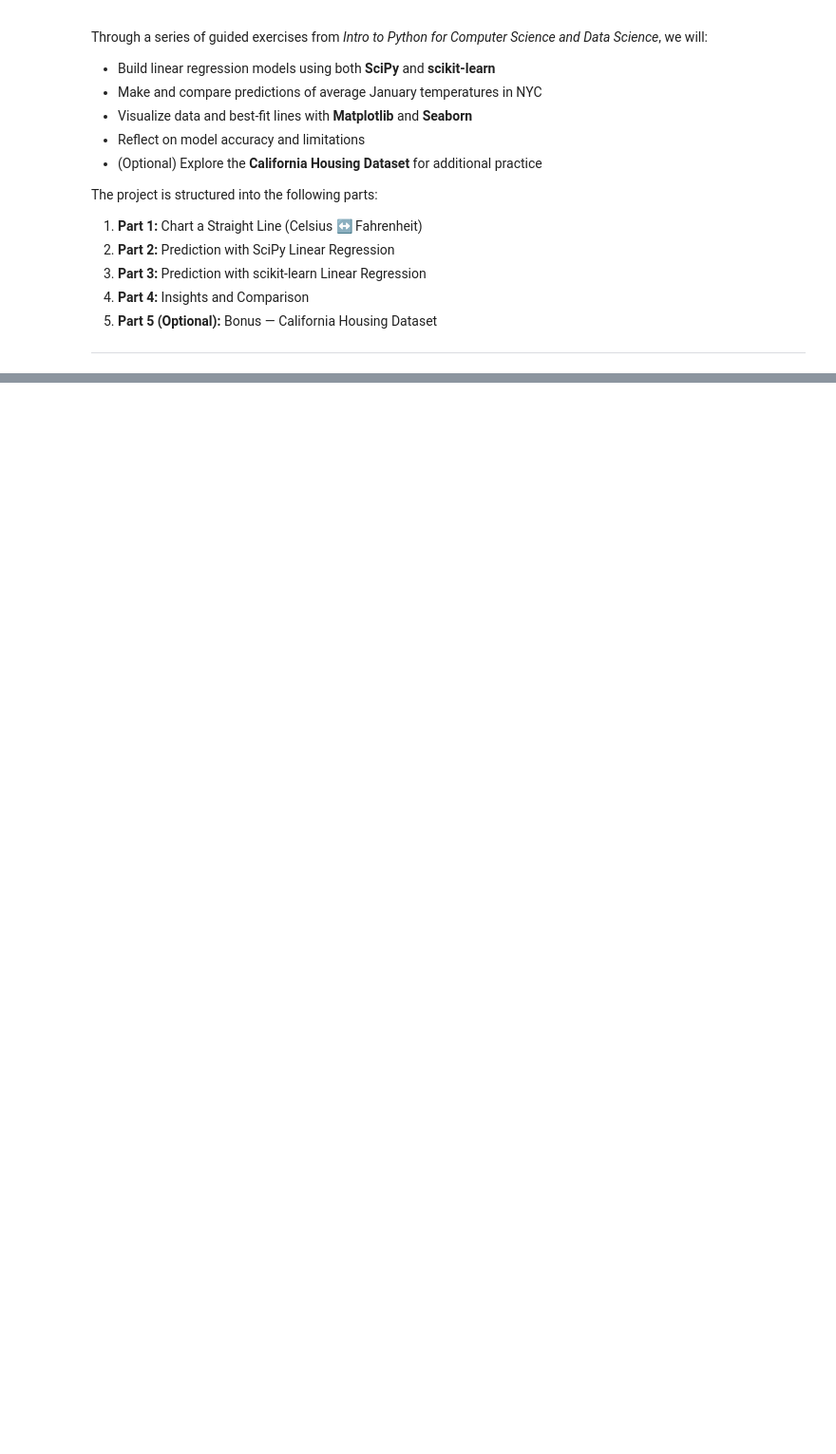
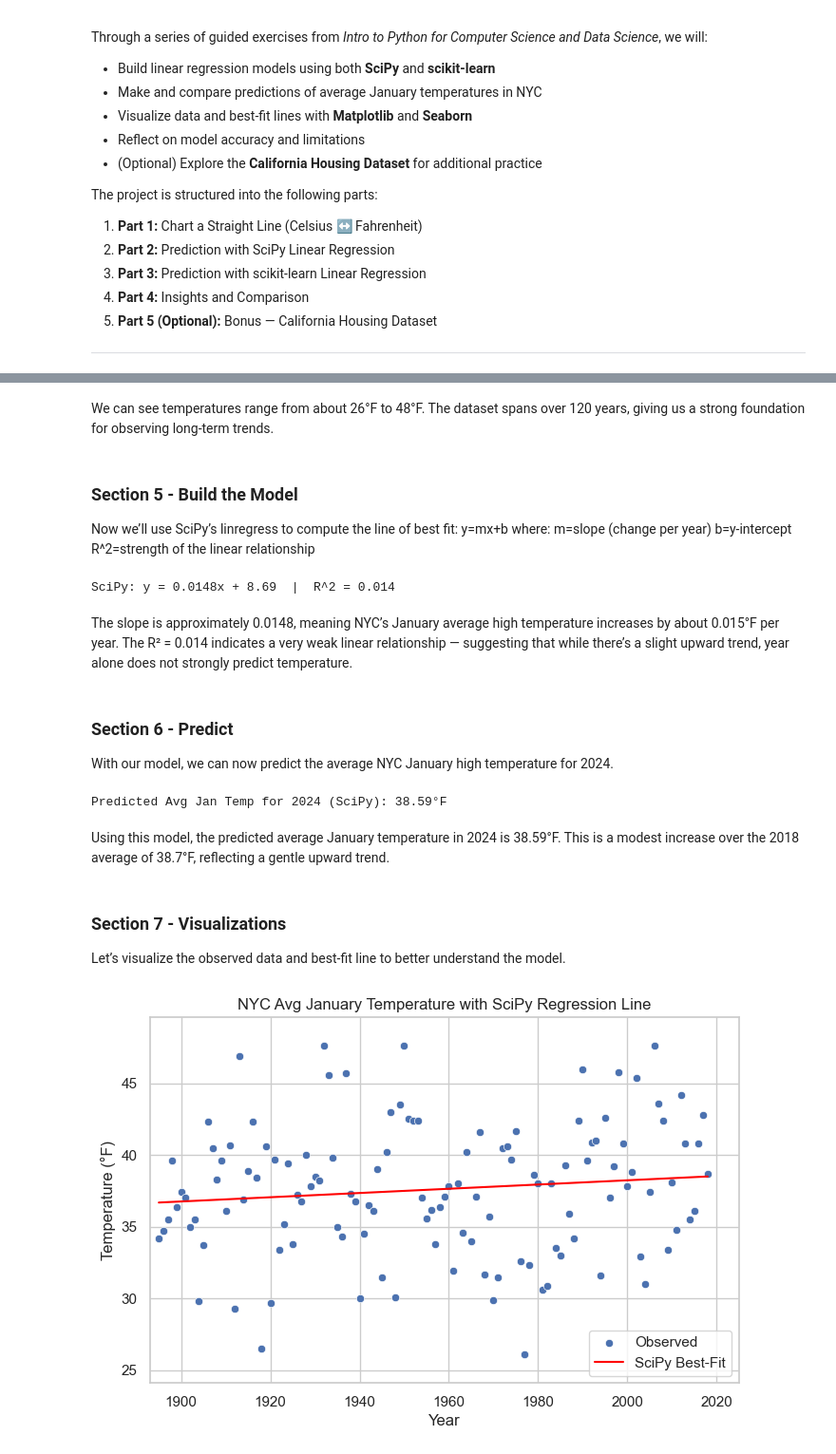
Before and after one commit to staceyolson23-blip/datafun-07-ml, a Jupyter notebook: notebooks/stacey_ml.ipynb, the cells around one changed output, grey strips where cells are left out. Shown: that part at 95% size. Saved outputs shown, nothing was run; the diff lists cells and outputs as text; code cells hidden in the pictures; blank space fills up the shorter version.

Commit message:
Add storytelling reflection and summary to Project 7 notebook

```diff
--- a/notebooks/stacey_ml.ipynb
+++ b/notebooks/stacey_ml.ipynb
@@ -33,0 +98,14 @@ OK!
+# %%
+from pathlib import Path
+import pandas as pd
+from scipy import stats
+import matplotlib.pyplot as plt
+import seaborn as sns
+
+sns.set(style="whitegrid")
+pd.set_option('display.precision', 2)  # <- as requested
+
+# --- Section 1 - Data Acquisition
+DATA = Path("/Users/staceyolson/Repos/datafun-07-ml/notebooks/examples/ch15/ave_hi_nyc_jan_1895-2018.csv")
+nyc_df = pd.read_csv(DATA)
+nyc_df.columns = ['Date', 'Temperature', 'Anomaly']  # Value -> Temperature
@@ -33,0 +148,6 @@ OK!
+# %%
+# --- Section 3 - Data Cleaning
+# Date is YYYYMM; extract year as integer
+nyc_df['Year'] = (nyc_df['Date'] // 100).astype(int)
+nyc_df['Temperature'] = pd.to_numeric(nyc_df['Temperature'], errors='coerce')
+nyc_df = nyc_df.dropna(subset=['Year','Temperature'])
@@ -33,0 +172,49 @@ OK!
+# %% [markdown]
+We can see temperatures range from about 26°F to 48°F.
+The dataset spans over 120 years, giving us a strong foundation for observing long-term trends.
+# %% [markdown]
+### Section 5 - Build the Model
+Now we’ll use SciPy’s linregress to compute the line of best fit:
+y=mx+b
+where:
+m=slope (change per year)
+b=y-intercept
+R^2=strength of the linear relationship
+# %%
+# --- Section 5 - Build the Model (SciPy)
+slope, intercept, r, p, std_err = stats.linregress(nyc_df['Year'], nyc_df['Temperature'])
+print(f"SciPy: y = {slope:.4f}x + {intercept:.2f}  |  R^2 = {r**2:.3f}")
+# %% [output]
+SciPy: y = 0.0148x + 8.69  |  R^2 = 0.014
+# %% [markdown]
+The slope is approximately 0.0148, meaning NYC’s January average high temperature increases by about 0.015°F per year.
+The R² = 0.014 indicates a very weak linear relationship — suggesting that while there’s a slight upward trend, year alone does not strongly predict temperature.
+# %% [markdown]
+### Section 6 - Predict
+With our model, we can now predict the average NYC January high temperature for 2024.
+# %%
+# --- Section 6 - Predict 2024
+pred_2024_scipy = slope * 2024 + intercept
+print(f"Predicted Avg Jan Temp for 2024 (SciPy): {pred_2024_scipy:.2f}°F")
+# %% [output]
+Predicted Avg Jan Temp for 2024 (SciPy): 38.59°F
+# %% [markdown]
+Using this model, the predicted average January temperature in 2024 is 38.59°F.
+This is a modest increase over the 2018 average of 38.7°F, reflecting a gentle upward trend.
+# %% [markdown]
+### Section 7 - Visualizations
+Let’s visualize the observed data and best-fit line to better understand the model.
+# %%
+# --- Section 7 - Visualizations
+plt.figure(figsize=(8,5))
+sns.scatterplot(x="Year", y="Temperature", data=nyc_df, label="Observed")
+plt.plot(nyc_df['Year'], slope*nyc_df['Year'] + intercept, color='red', label='SciPy Best-Fit')
+plt.title("NYC Avg January Temperature with SciPy Regression Line")
+plt.xlabel("Year")
+plt.ylabel("Temperature (°F)")
+plt.xlim(nyc_df['Year'].min()-2, 2025)
+plt.ylim(nyc_df['Temperature'].min()-2, nyc_df['Temperature'].max()+2)
+plt.legend()
+plt.show()
+# %% [output]
+[figure, added]
```
Also changed, not shown: parts of 34 cells of this notebook.
